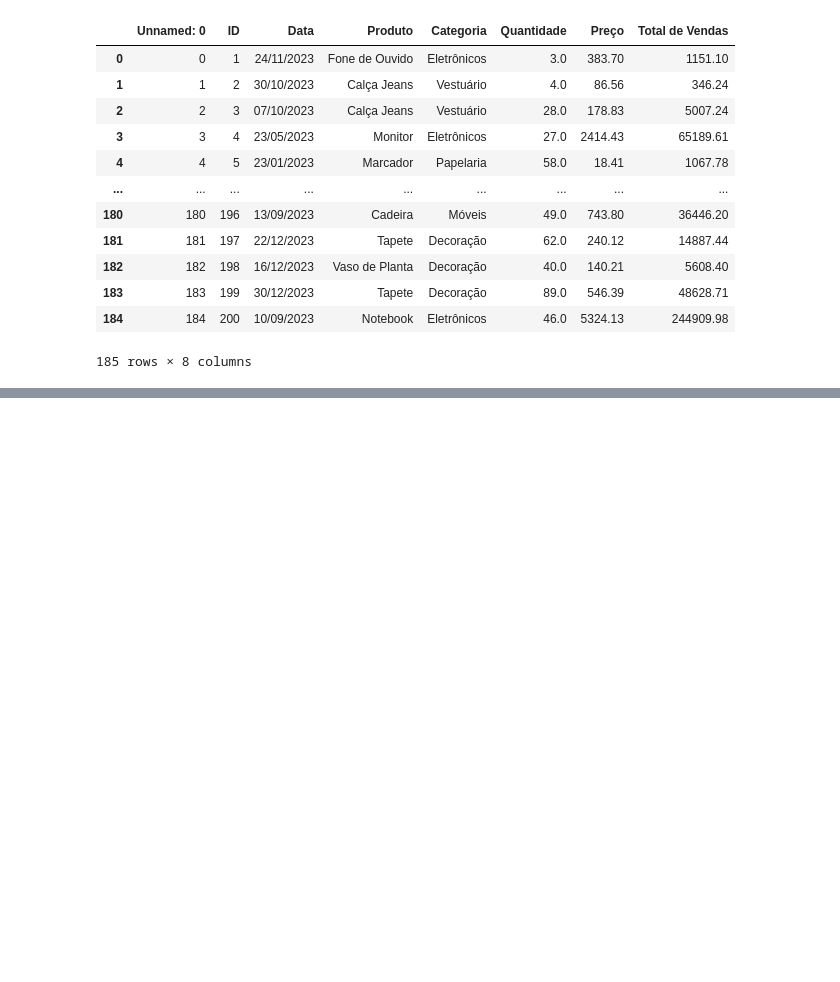
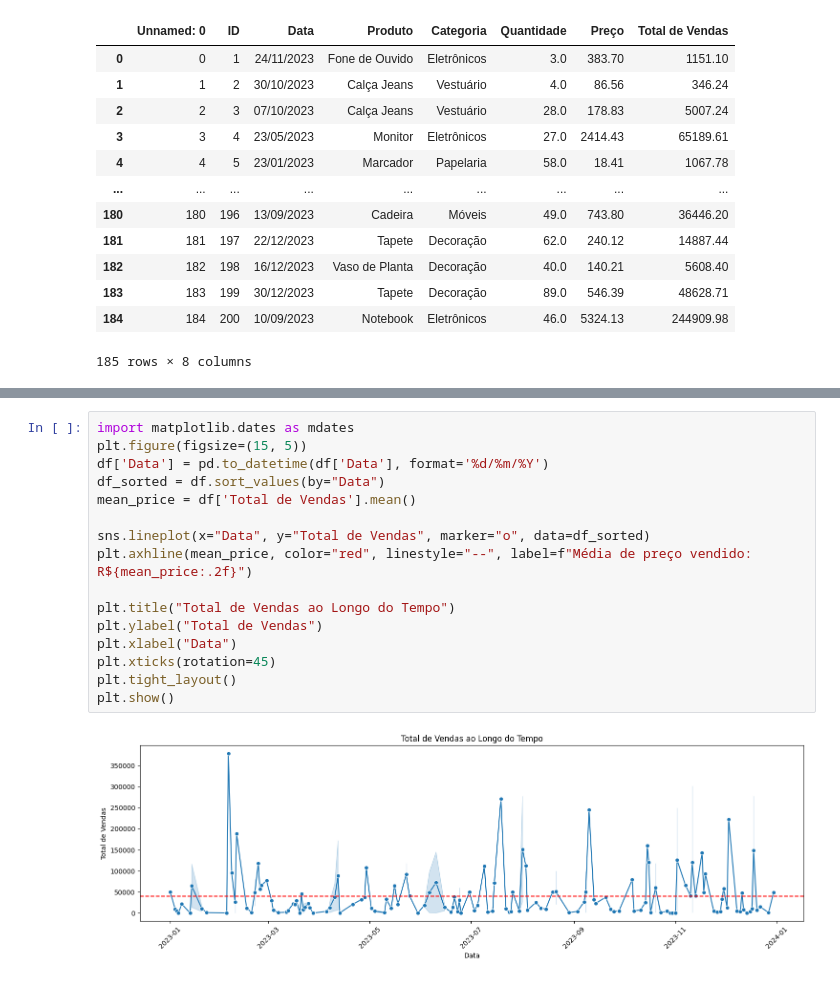
Before and after one commit to lgomesgl/Teste_Analytics_LucasGomes, a Jupyter notebook: src/notebooks/exploratory_analysis.ipynb, the cells around one changed output, grey strips where cells are left out. Drawn from its saved outputs; the diff is of its cells as text; blank space fills up the shorter version.

```diff
--- a/src/notebooks/exploratory_analysis.ipynb
+++ b/src/notebooks/exploratory_analysis.ipynb
@@ -84,0 +136,18 @@ Passing `palette` without assigning `hue` is deprecated and will be removed in v
+# %%
+import matplotlib.dates as mdates
+plt.figure(figsize=(15, 5))
+df['Data'] = pd.to_datetime(df['Data'], format='%d/%m/%Y')
+df_sorted = df.sort_values(by="Data")
+mean_price = df['Total de Vendas'].mean()
+
+sns.lineplot(x="Data", y="Total de Vendas", marker="o", data=df_sorted)
+plt.axhline(mean_price, color="red", linestyle="--", label=f"Média de preço vendido: R${mean_price:.2f}")
+
+plt.title("Total de Vendas ao Longo do Tempo")
+plt.ylabel("Total de Vendas")
+plt.xlabel("Data")
+plt.xticks(rotation=45)
+plt.tight_layout()
+plt.show()
+# %% [output]
+[figure, added]
```
Also changed, not shown: parts of 9 cells of this notebook.
